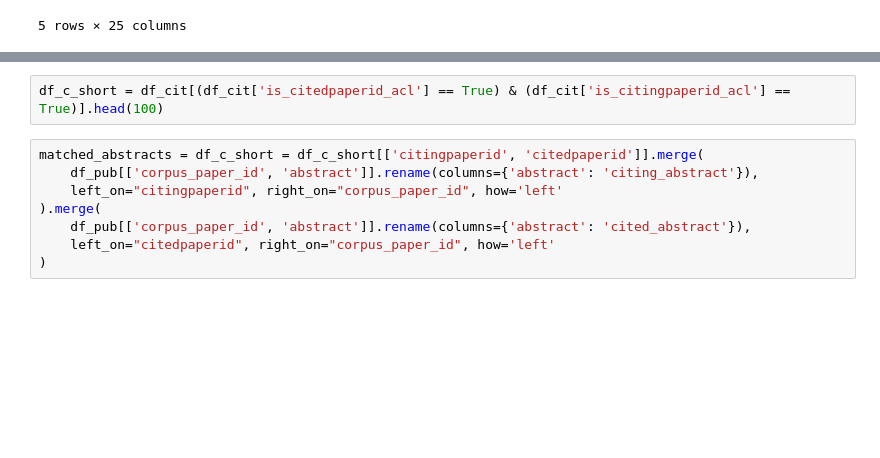
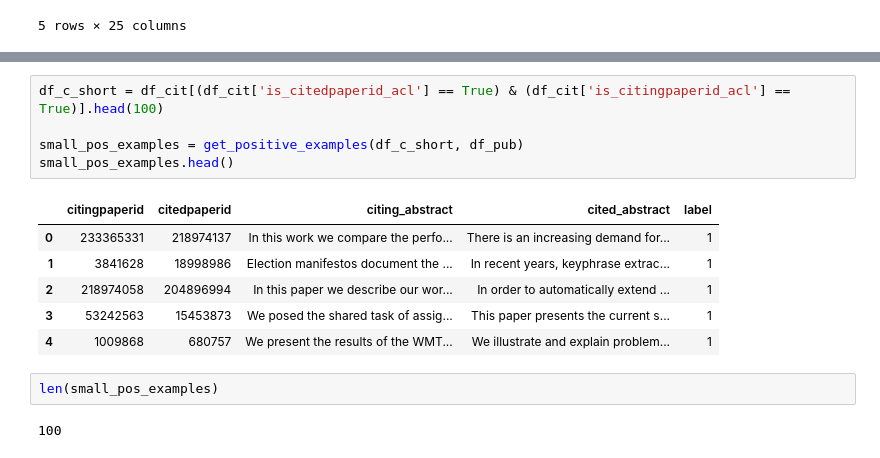
Before and after one commit to danielfrees/causalign, a Jupyter notebook: notebooks/eda.ipynb, the cells around one changed output, grey strips where cells are left out. Saved outputs shown, nothing was run; the diff lists cells and outputs as text; blank space fills up the shorter version.

```diff
--- a/notebooks/eda.ipynb
+++ b/notebooks/eda.ipynb
@@ -31,10 +57,16 @@ df_pub.head()
 # %%
 df_c_short = df_cit[(df_cit['is_citedpaperid_acl'] == True) & (df_cit['is_citingpaperid_acl'] == True)].head(100)
+
+small_pos_examples = get_positive_examples(df_c_short, df_pub)
+small_pos_examples.head()
+# %% [output]
+|  | citingpaperid | citedpaperid | citing_abstract | cited_abstract | label |
+| 0 | 233365331 | 218974137 | In this work we compare the perfo... | There is an increasing demand for... | 1 |
+| 1 | 3841628 | 18998986 | Election manifestos document the ... | In recent years, keyphrase extrac... | 1 |
+| 2 | 218974058 | 204896994 | In this paper we describe our wor... | In order to automatically extend ... | 1 |
+| 3 | 53242563 | 15453873 | We posed the shared task of assig... | This paper presents the current s... | 1 |
+| 4 | 1009868 | 680757 | We present the results of the WMT... | We illustrate and explain problem... | 1 |
-# %%
-matched_abstracts = df_c_short = df_c_short[['citingpaperid', 'citedpaperid']].merge(
-    df_pub[['corpus_paper_id', 'abstract']].rename(columns={'abstract': 'citing_abstract'}),
-    left_on="citingpaperid", right_on="corpus_paper_id", how='left'
-).merge(
-    df_pub[['corpus_paper_id', 'abstract']].rename(columns={'abstract': 'cited_abstract'}),
-    left_on="citedpaperid", right_on="corpus_paper_id", how='left'
-)
+# %%
+len(small_pos_examples)
+# %% [output]
+100
```
Also changed, not shown: parts of 9 cells of this notebook.
